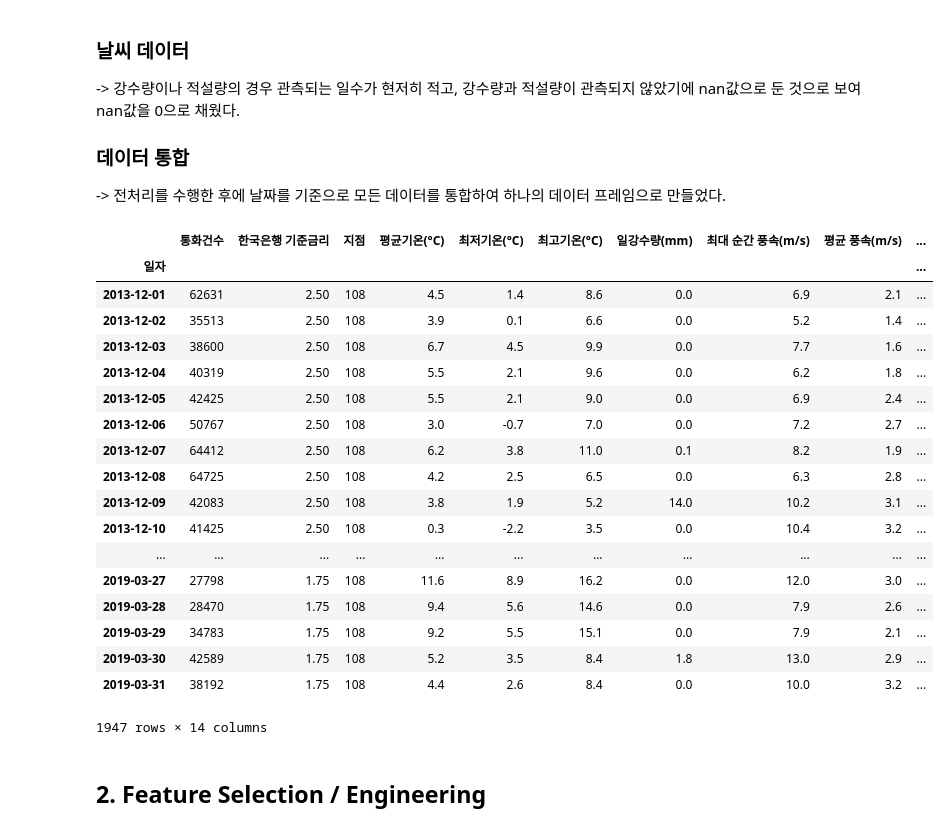
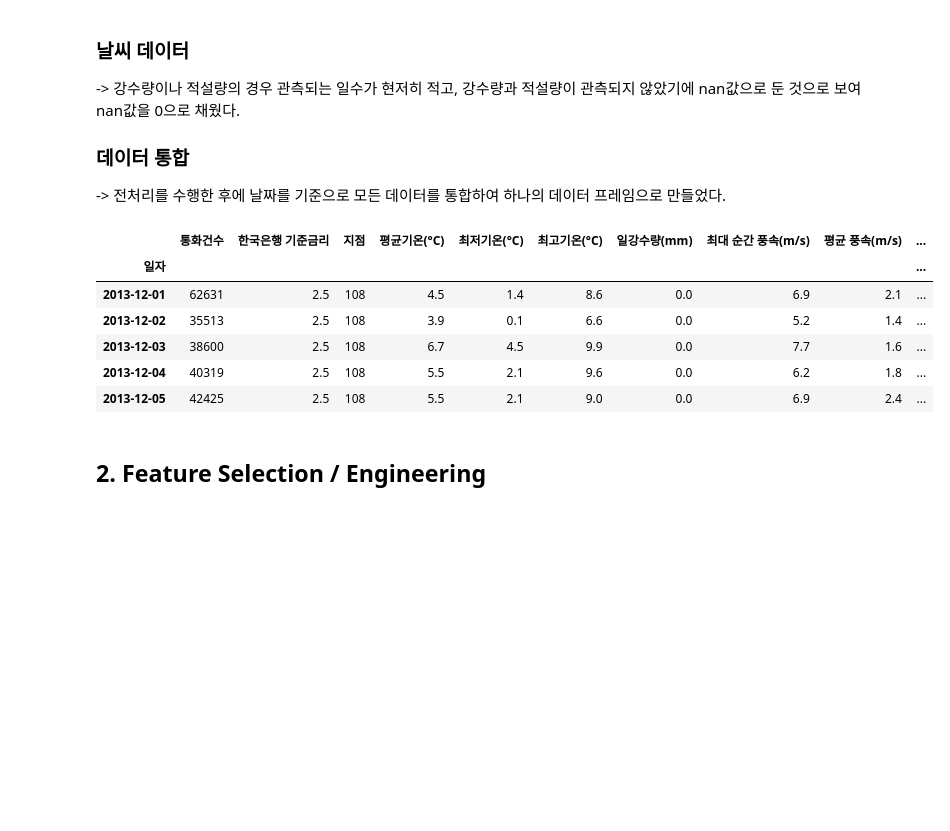
Before and after one commit to ashtapor25/FoodDelivery-Prediction, a Jupyter notebook: FoodDelivery-Prediction.ipynb, the cells around one changed output. Saved outputs shown, nothing was run; the diff lists cells and outputs as text; code cells hidden in the pictures; blank space fills up the shorter version.

Commit message:
changed dataframe outputs to .head()

```diff
--- a/FoodDelivery-Prediction.ipynb
+++ b/FoodDelivery-Prediction.ipynb
@@ -85,27 +85,15 @@ data = data.set_index('일자')
 data_index = pd.to_datetime(data.index, infer_datetime_format = True)
 data = data.reindex(data_index)
 # %%
-data
+data.head()
 # %% [output]
 |  | 통화건수 | 한국은행 기준금리 | 지점 | 평균기온(°C) | 최저기온(°C) | 최고기온(°C) | 일강수량(mm) | 최대 순간 풍속(m/s) | 평균 풍속(m/s) | ... |
 | 일자 |  |  |  |  |  |  |  |  |  | ... |
-| 2013-12-01 | 62631 | 2.50 | 108 | 4.5 | 1.4 | 8.6 | 0.0 | 6.9 | 2.1 | ... |
-| 2013-12-02 | 35513 | 2.50 | 108 | 3.9 | 0.1 | 6.6 | 0.0 | 5.2 | 1.4 | ... |
-| 2013-12-03 | 38600 | 2.50 | 108 | 6.7 | 4.5 | 9.9 | 0.0 | 7.7 | 1.6 | ... |
-| 2013-12-04 | 40319 | 2.50 | 108 | 5.5 | 2.1 | 9.6 | 0.0 | 6.2 | 1.8 | ... |
-| 2013-12-05 | 42425 | 2.50 | 108 | 5.5 | 2.1 | 9.0 | 0.0 | 6.9 | 2.4 | ... |
-| 2013-12-06 | 50767 | 2.50 | 108 | 3.0 | -0.7 | 7.0 | 0.0 | 7.2 | 2.7 | ... |
-| 2013-12-07 | 64412 | 2.50 | 108 | 6.2 | 3.8 | 11.0 | 0.1 | 8.2 | 1.9 | ... |
-| 2013-12-08 | 64725 | 2.50 | 108 | 4.2 | 2.5 | 6.5 | 0.0 | 6.3 | 2.8 | ... |
-| 2013-12-09 | 42083 | 2.50 | 108 | 3.8 | 1.9 | 5.2 | 14.0 | 10.2 | 3.1 | ... |
-| 2013-12-10 | 41425 | 2.50 | 108 | 0.3 | -2.2 | 3.5 | 0.0 | 10.4 | 3.2 | ... |
-| ... | ... | ... | ... | ... | ... | ... | ... | ... | ... | ... |
-| 2019-03-27 | 27798 | 1.75 | 108 | 11.6 | 8.9 | 16.2 | 0.0 | 12.0 | 3.0 | ... |
-| 2019-03-28 | 28470 | 1.75 | 108 | 9.4 | 5.6 | 14.6 | 0.0 | 7.9 | 2.6 | ... |
-| 2019-03-29 | 34783 | 1.75 | 108 | 9.2 | 5.5 | 15.1 | 0.0 | 7.9 | 2.1 | ... |
-| 2019-03-30 | 42589 | 1.75 | 108 | 5.2 | 3.5 | 8.4 | 1.8 | 13.0 | 2.9 | ... |
-| 2019-03-31 | 38192 | 1.75 | 108 | 4.4 | 2.6 | 8.4 | 0.0 | 10.0 | 3.2 | ... |
+| 2013-12-01 | 62631 | 2.5 | 108 | 4.5 | 1.4 | 8.6 | 0.0 | 6.9 | 2.1 | ... |
+| 2013-12-02 | 35513 | 2.5 | 108 | 3.9 | 0.1 | 6.6 | 0.0 | 5.2 | 1.4 | ... |
+| 2013-12-03 | 38600 | 2.5 | 108 | 6.7 | 4.5 | 9.9 | 0.0 | 7.7 | 1.6 | ... |
+| 2013-12-04 | 40319 | 2.5 | 108 | 5.5 | 2.1 | 9.6 | 0.0 | 6.2 | 1.8 | ... |
+| 2013-12-05 | 42425 | 2.5 | 108 | 5.5 | 2.1 | 9.0 | 0.0 | 6.9 | 2.4 | ... |
-1947 rows × 14 columns
 # %% [markdown]
 ## 2. Feature Selection / Engineering
 # %% [markdown]
```
Also changed, not shown: parts of 41 cells of this notebook.
